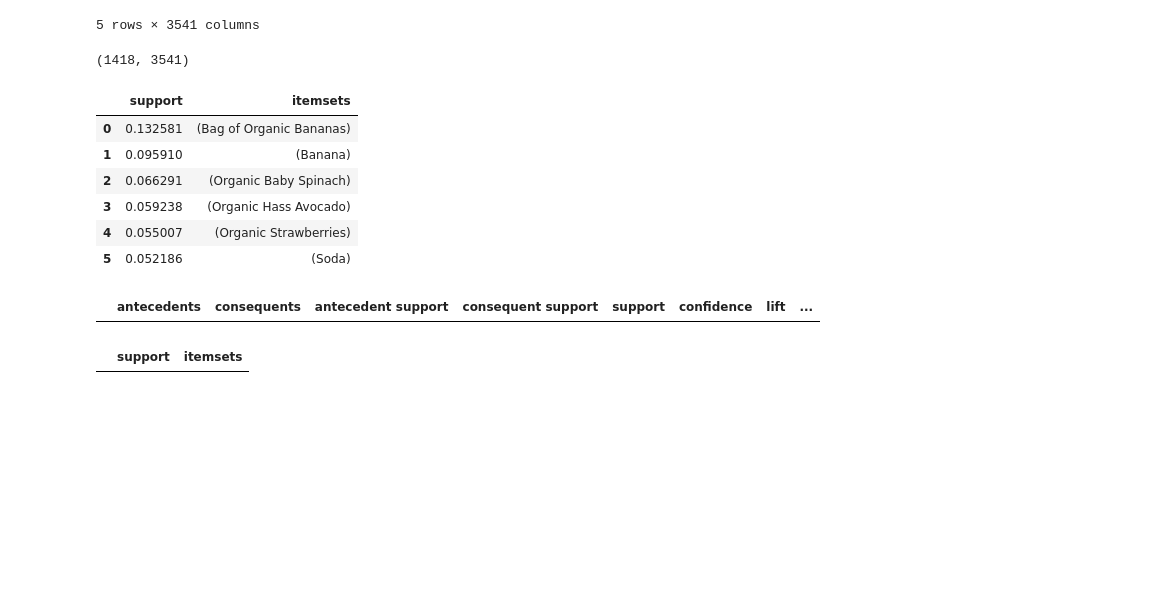
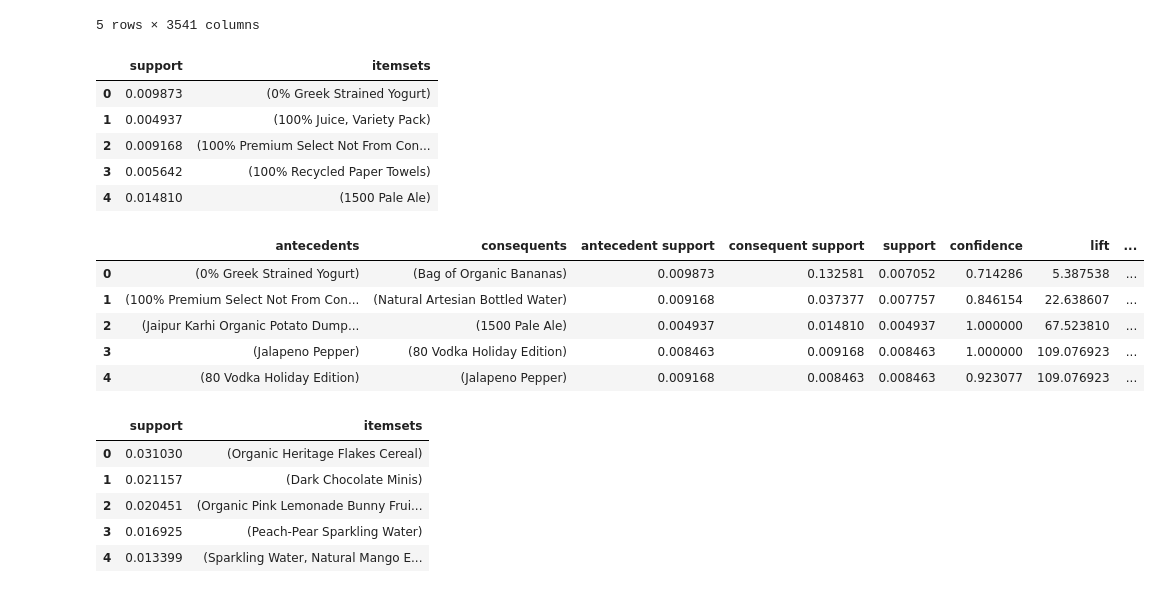
Before and after one commit to austinwilson1224/SJSU, a Jupyter notebook: 256/market-basket-hw/mbhw.ipynb, the cells around one changed output. Cells and saved outputs as stored; diff of their text form; code cells hidden in the pictures; blank space fills up the shorter version.

```diff
--- a/256/market-basket-hw/mbhw.ipynb
+++ b/256/market-basket-hw/mbhw.ipynb
@@ -102,30 +62,35 @@ df.head()
 | 3 | False | False | False | False | False | ... |
 | 4 | False | False | False | False | False | ... |
 5 rows × 3541 columns
-# %%
-df.shape
-# %% [output]
-(1418, 3541)
 # %%
-frequent_itemsets = apriori(df,min_support = .05, use_colnames=True)
-frequent_itemsets
+frequent_itemsets = apriori(df,min_support = .0045, use_colnames=True)
+frequent_itemsets.head()
 # %% [output]
 |  | support | itemsets |
-| 0 | 0.132581 | (Bag of Organic Bananas) |
-| 1 | 0.095910 | (Banana) |
-| 2 | 0.066291 | (Organic Baby Spinach) |
-| 3 | 0.059238 | (Organic Hass Avocado) |
-| 4 | 0.055007 | (Organic Strawberries) |
-| 5 | 0.052186 | (Soda) |
+| 0 | 0.009873 | (0% Greek Strained Yogurt) |
+| 1 | 0.004937 | (100% Juice, Variety Pack) |
+| 2 | 0.009168 | (100% Premium Select Not From Con... |
+| 3 | 0.005642 | (100% Recycled Paper Towels) |
+| 4 | 0.014810 | (1500 Pale Ale) |
 # %%
 res = association_rules(frequent_itemsets, metric='confidence', min_threshold=.7)
-res
+res.head()
 # %% [output]
 |  | antecedents | consequents | antecedent support | consequent support | support | confidence | lift | ... |
+| 0 | (0% Greek Strained Yogurt) | (Bag of Organic Bananas) | 0.009873 | 0.132581 | 0.007052 | 0.714286 | 5.387538 | ... |
+| 1 | (100% Premium Select Not From Con... | (Natural Artesian Bottled Water) | 0.009168 | 0.037377 | 0.007757 | 0.846154 | 22.638607 | ... |
+| 2 | (Jaipur Karhi Organic Potato Dump... | (1500 Pale Ale) | 0.004937 | 0.014810 | 0.004937 | 1.000000 | 67.523810 | ... |
+| 3 | (Jalapeno Pepper) | (80 Vodka Holiday Edition) | 0.008463 | 0.009168 | 0.008463 | 1.000000 | 109.076923 | ... |
+| 4 | (80 Vodka Holiday Edition) | (Jalapeno Pepper) | 0.009168 | 0.008463 | 0.008463 | 0.923077 | 109.076923 | ... |
 # %%
-frequent_itemsets2 = apriori(df, min_support=.3, use_colnames=True)
-frequent_itemsets2
+frequent_itemsets2 = fpgrowth(df,min_support = .0045, use_colnames=True)
+frequent_itemsets2.head()
 # %% [output]
 |  | support | itemsets |
+| 0 | 0.031030 | (Organic Heritage Flakes Cereal) |
+| 1 | 0.021157 | (Dark Chocolate Minis) |
+| 2 | 0.020451 | (Organic Pink Lemonade Bunny Frui... |
+| 3 | 0.016925 | (Peach-Pear Sparkling Water) |
+| 4 | 0.013399 | (Sparkling Water, Natural Mango E... |
 # %%
 res2 = association_rules(frequent_itemsets2, metric='confidence', min_threshold=.7)
```
Also changed, not shown: parts of 8 cells of this notebook.
